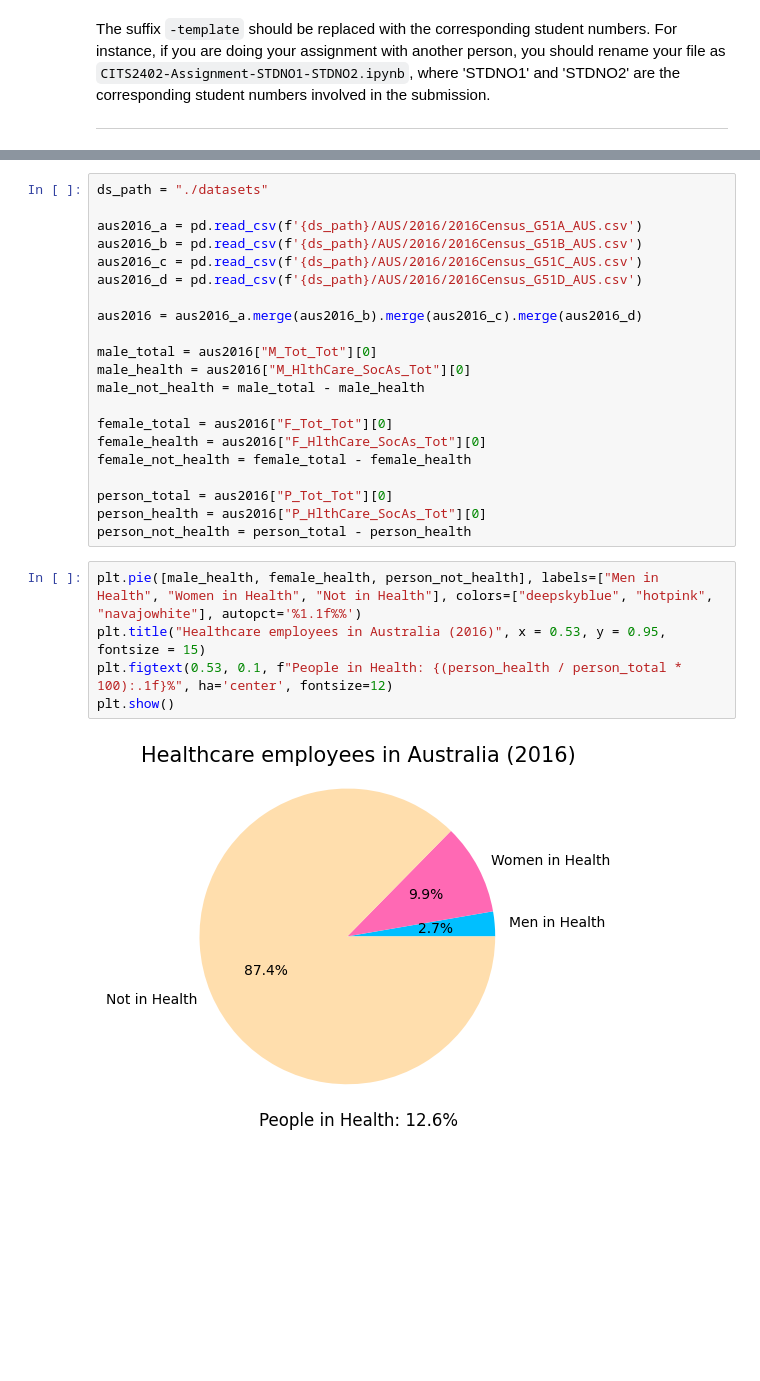
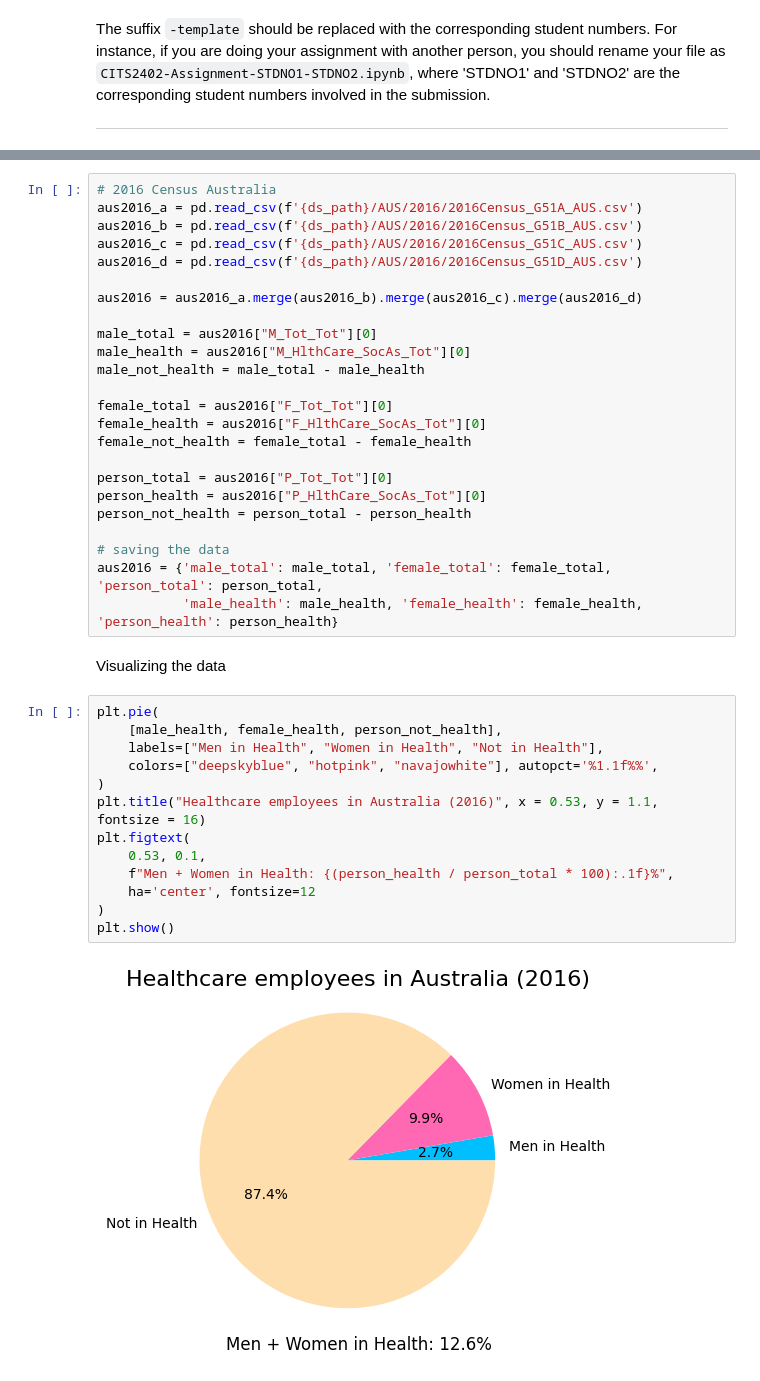
Before and after one commit to rakkateichou/CITS2402-prj1, a Jupyter notebook: CITS2402-Assignment-template.ipynb, the cells around one changed output, grey strips where cells are left out. Cells and saved outputs as stored; diff of their text form; blank space fills up the shorter version.

```diff
--- a/CITS2402-Assignment-template.ipynb
+++ b/CITS2402-Assignment-template.ipynb
@@ -29,6 +42,5 @@ import matplotlib.pyplot as plt
 # %%
-ds_path = "./datasets"
-
+# 2016 Census Australia
 aus2016_a = pd.read_csv(f'{ds_path}/AUS/2016/2016Census_G51A_AUS.csv')
 aus2016_b = pd.read_csv(f'{ds_path}/AUS/2016/2016Census_G51B_AUS.csv')
 aus2016_c = pd.read_csv(f'{ds_path}/AUS/2016/2016Census_G51C_AUS.csv')
@@ -47,10 +59,24 @@ female_not_health = female_total - female_health
 person_total = aus2016["P_Tot_Tot"][0]
 person_health = aus2016["P_HlthCare_SocAs_Tot"][0]
 person_not_health = person_total - person_health
+
+# saving the data
+aus2016 = {'male_total': male_total, 'female_total': female_total, 'person_total': person_total,
+           'male_health': male_health, 'female_health': female_health, 'person_health': person_health}
+# %% [markdown]
+Visualizing the data
 # %%
-plt.pie([male_health, female_health, person_not_health], labels=["Men in Health", "Women in Health", "Not in Health"], colors=["deepskyblue", "hotpink", "navajowhite"], autopct='%1.1f%%')
-plt.title("Healthcare employees in Australia (2016)", x = 0.53, y = 0.95, fontsize = 15)
-plt.figtext(0.53, 0.1, f"People in Health: {(person_health / person_total * 100):.1f}%", ha='center', fontsize=12)
+plt.pie(
+    [male_health, female_health, person_not_health],
+    labels=["Men in Health", "Women in Health", "Not in Health"],
+    colors=["deepskyblue", "hotpink", "navajowhite"], autopct='%1.1f%%',
+)
+plt.title("Healthcare employees in Australia (2016)", x = 0.53, y = 1.1, fontsize = 16)
+plt.figtext(
+    0.53, 0.1,
+    f"Men + Women in Health: {(person_health / person_total * 100):.1f}%",
+    ha='center', fontsize=12
+)
 plt.show()
 # %% [output]
-[figure, old version]
+[figure, new version]
```
Also changed, not shown: parts of 5 cells of this notebook.
